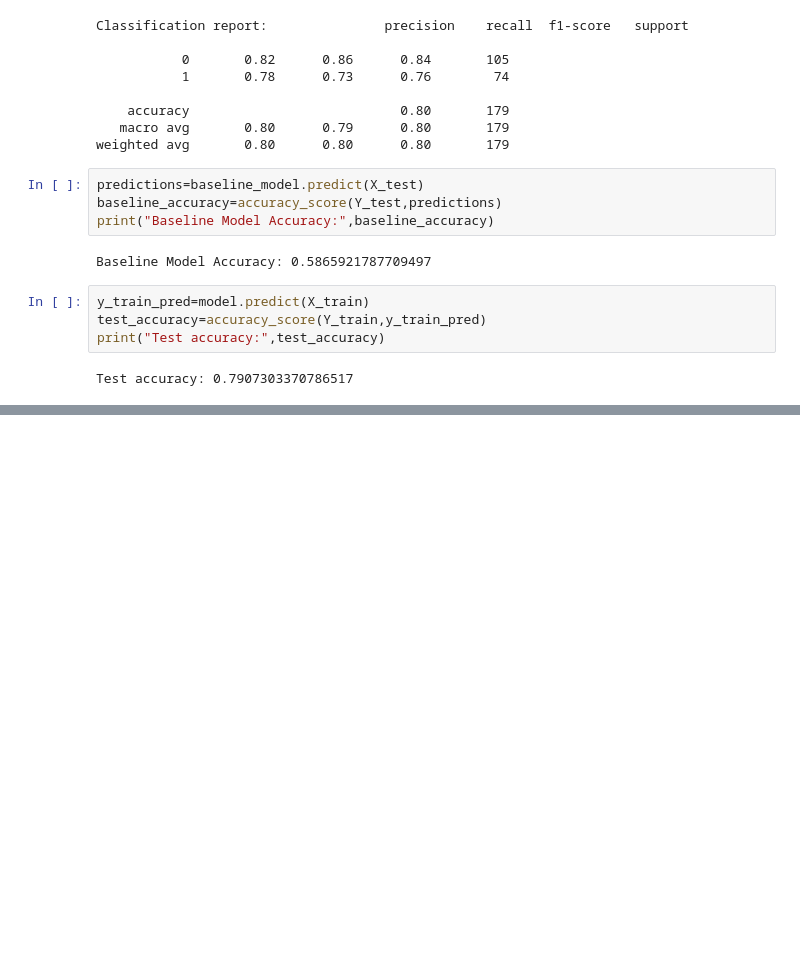
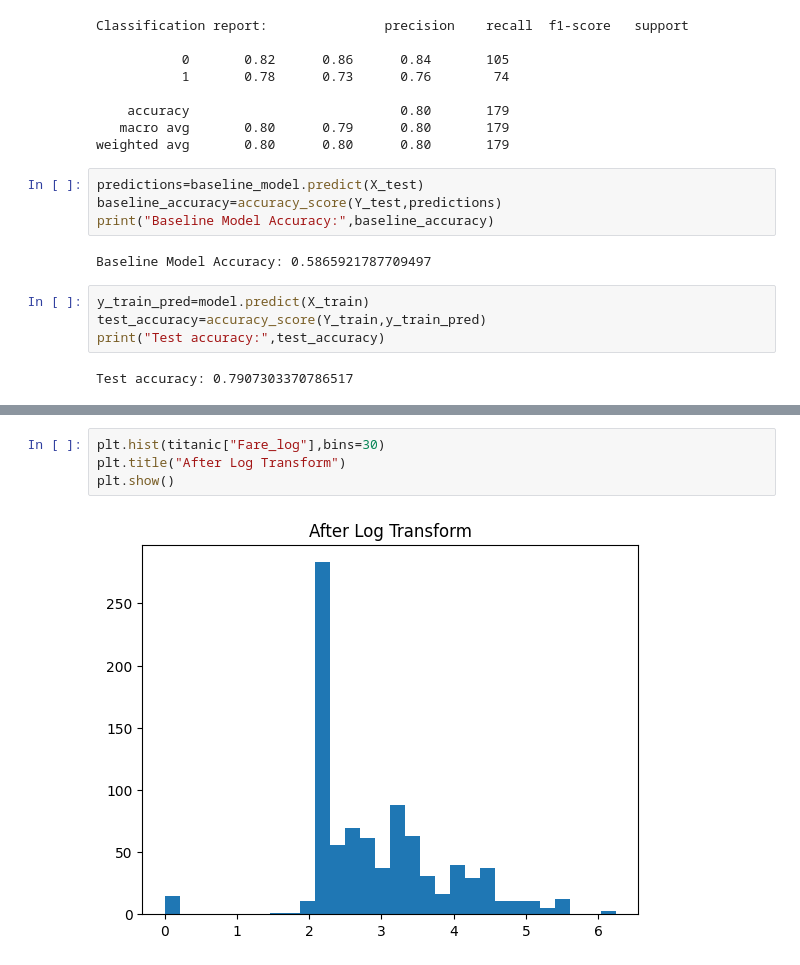
Before and after one commit to Fatima-05/GDGOC-AI-ML, a Jupyter notebook: Class10.ipynb, the cells around one changed output, grey strips where cells are left out. Saved outputs shown, nothing was run; the diff lists cells and outputs as text; blank space fills up the shorter version.

```diff
--- a/Class10.ipynb
+++ b/Class10.ipynb
@@ -178,0 +259,6 @@ Test accuracy: 0.7907303370786517
+# %%
+plt.hist(titanic["Fare_log"],bins=30)
+plt.title("After Log Transform")
+plt.show()
+# %% [output]
+[figure, added]
```
Also changed, not shown: parts of 8 cells of this notebook.
